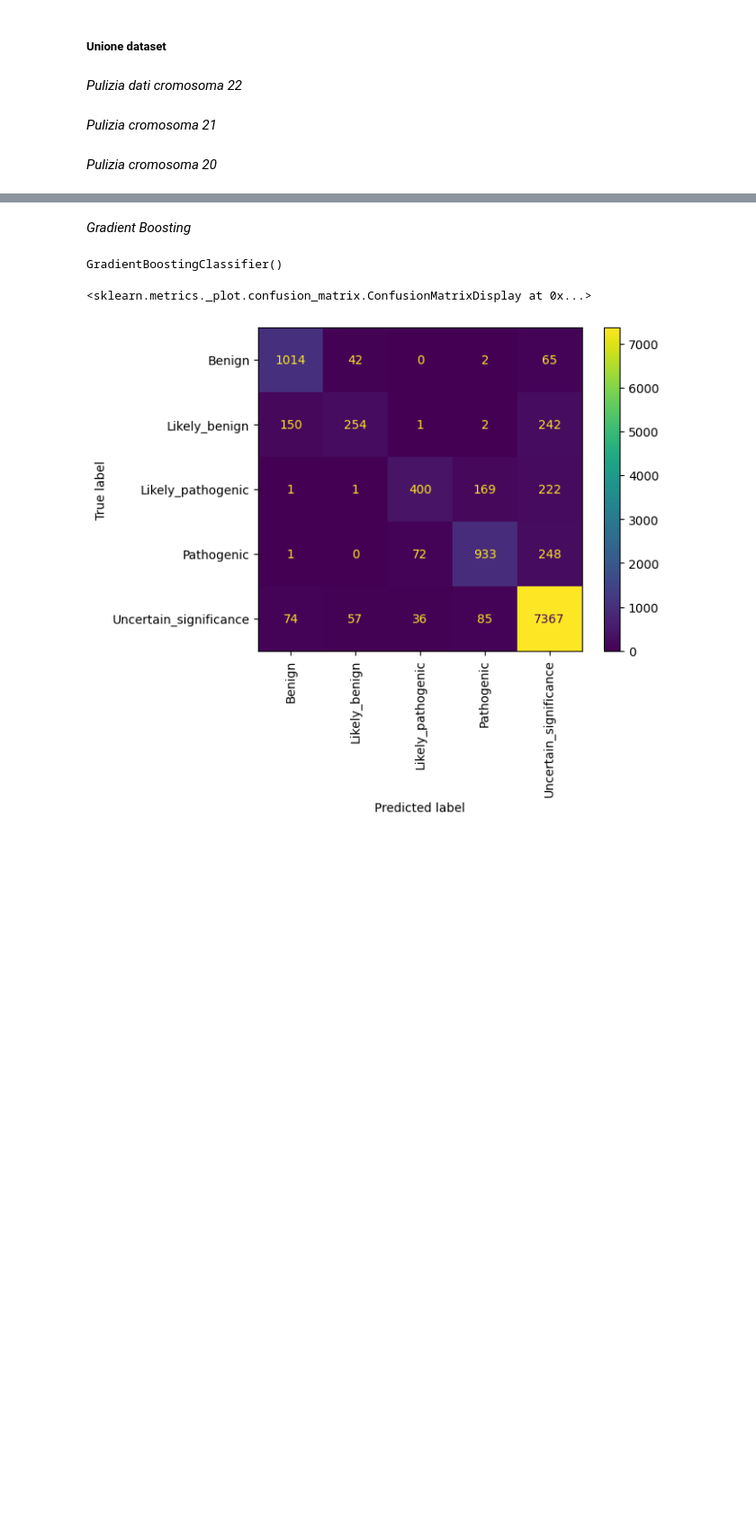
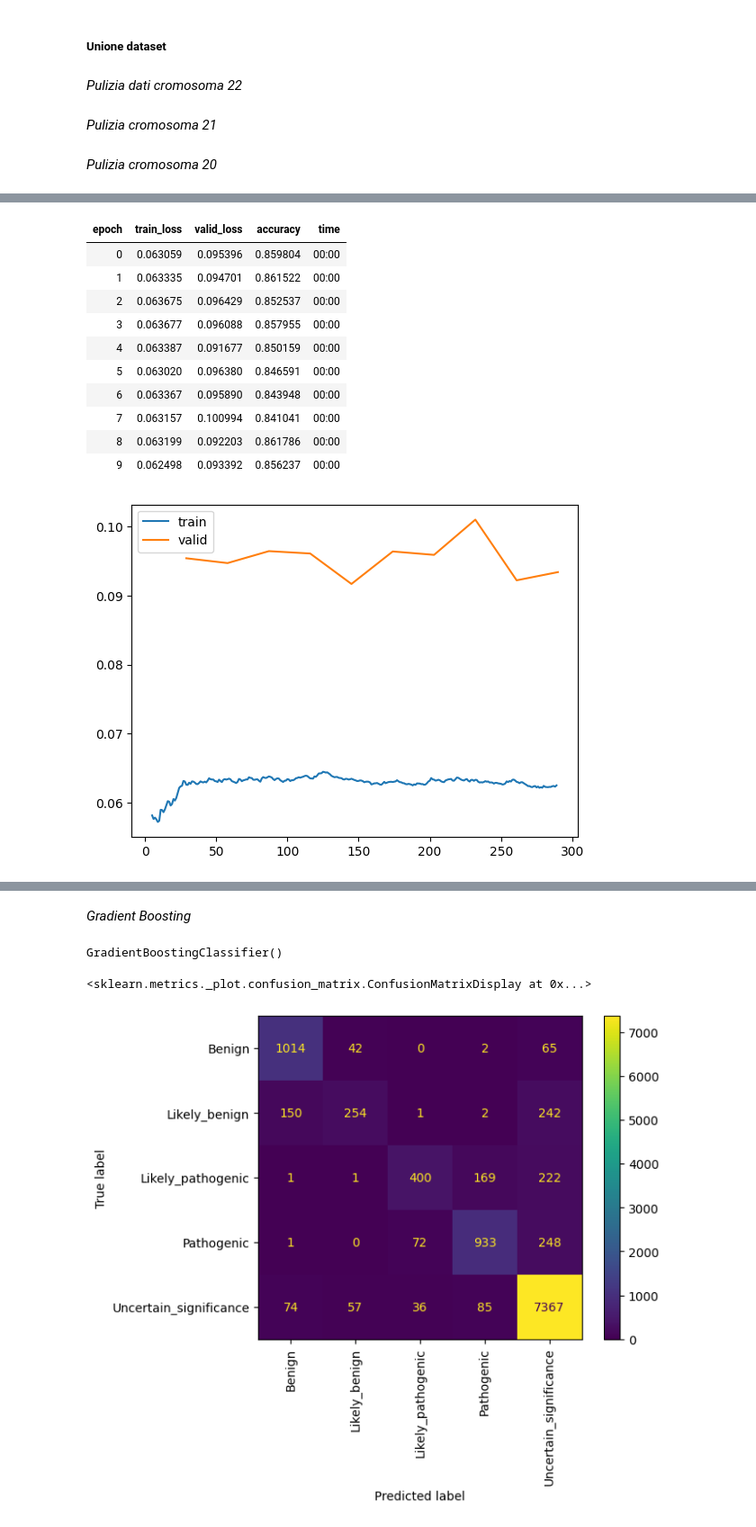
Before and after one commit to AndreaBaraldi99/ClinVarDNN, a Jupyter notebook: Dataset_union.ipynb, the cells around one changed output, grey strips where cells are left out. Shown at 90% size. Saved outputs shown, nothing was run; the diff lists cells and outputs as text; code cells hidden in the pictures; blank space fills up the shorter version.

```diff
--- a/Dataset_union.ipynb
+++ b/Dataset_union.ipynb
@@ -251,0 +364,16 @@ interp.plot_confusion_matrix()
+# %%
+learn_r.fit(10, lr)
+learn_r.recorder.plot_loss()
+# %% [output]
+| epoch | train_loss | valid_loss | accuracy | time |
+| 0 | 0.063059 | 0.095396 | 0.859804 | 00:00 |
+| 1 | 0.063335 | 0.094701 | 0.861522 | 00:00 |
+| 2 | 0.063675 | 0.096429 | 0.852537 | 00:00 |
+| 3 | 0.063677 | 0.096088 | 0.857955 | 00:00 |
+| 4 | 0.063387 | 0.091677 | 0.850159 | 00:00 |
+| 5 | 0.063020 | 0.096380 | 0.846591 | 00:00 |
+| 6 | 0.063367 | 0.095890 | 0.843948 | 00:00 |
+| 7 | 0.063157 | 0.100994 | 0.841041 | 00:00 |
+| 8 | 0.063199 | 0.092203 | 0.861786 | 00:00 |
+| 9 | 0.062498 | 0.093392 | 0.856237 | 00:00 |
+[figure, added]
```
Also changed, not shown: parts of 36 cells of this notebook, 1 other file.
